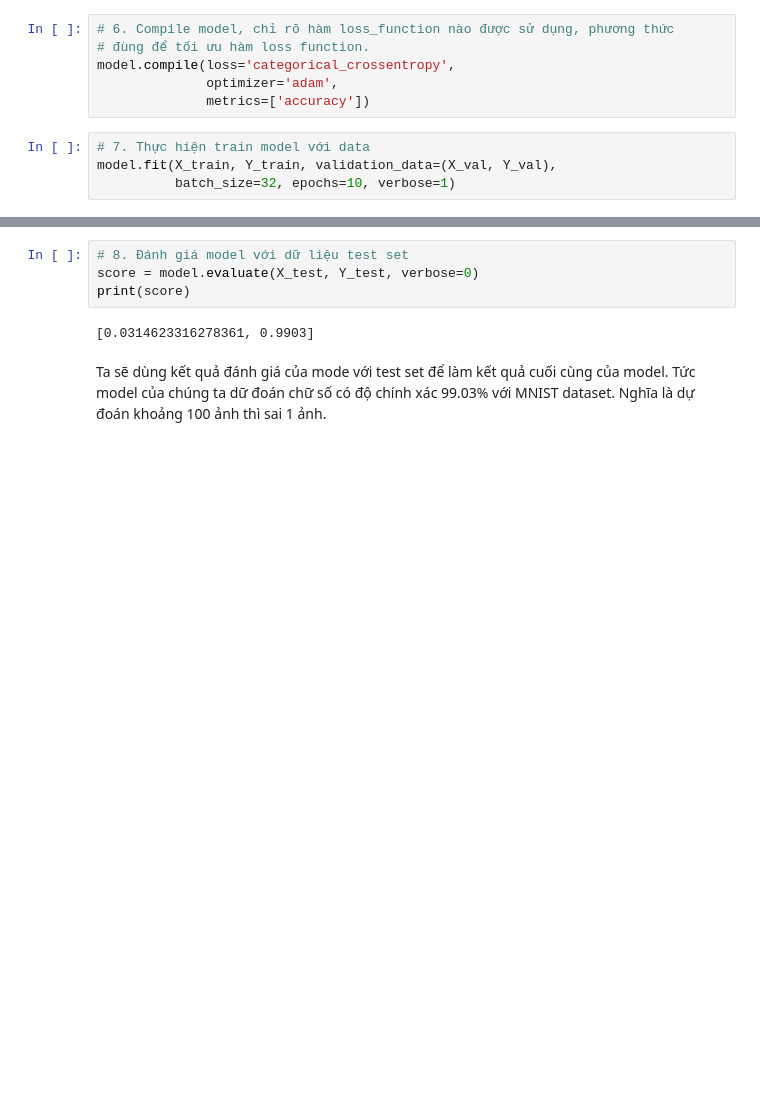
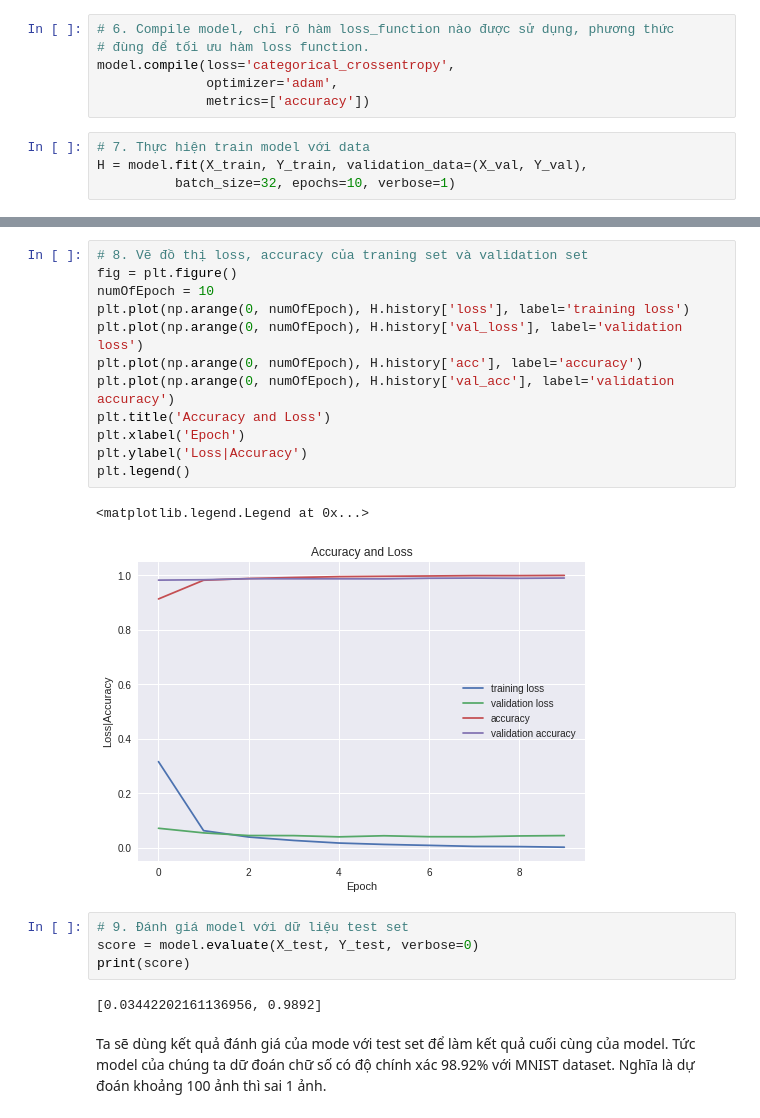
Before and after one commit to nttuan8/DL_Tutorial, a Jupyter notebook: L7/mnist.ipynb, the cells around one changed output, grey strips where cells are left out. Cells and saved outputs as stored; diff of their text form; blank space fills up the shorter version.

```diff
--- a/L7/mnist.ipynb
+++ b/L7/mnist.ipynb
@@ -82,7 +80,7 @@ model.compile(loss='categorical_crossentropy',
               metrics=['accuracy'])
 # %%
 # 7. Thực hiện train model với data
-model.fit(X_train, Y_train, validation_data=(X_val, Y_val),
+H = model.fit(X_train, Y_train, validation_data=(X_val, Y_val),
           batch_size=32, epochs=10, verbose=1)
 # %% [output]
 WARNING:tensorflow:From /usr/local/lib/python3.6/dist-packages/tensorflow/python/ops/math_ops.py:3066: to_int32 (from tensorflow.python.ops.math_ops) is deprecated and will be removed in a future vers ...
@@ -106,8 +103,23 @@ Epoch 10/10
+# %%
+# 8. Vẽ đồ thị loss, accuracy của traning set và validation set
+fig = plt.figure()
+numOfEpoch = 10
+plt.plot(np.arange(0, numOfEpoch), H.history['loss'], label='training loss')
+plt.plot(np.arange(0, numOfEpoch), H.history['val_loss'], label='validation loss')
+plt.plot(np.arange(0, numOfEpoch), H.history['acc'], label='accuracy')
+plt.plot(np.arange(0, numOfEpoch), H.history['val_acc'], label='validation accuracy')
+plt.title('Accuracy and Loss')
+plt.xlabel('Epoch')
+plt.ylabel('Loss|Accuracy')
+plt.legend()
+# %% [output]
+<matplotlib.legend.Legend at 0x...>
+[figure, added]
 # %%
-# 8. Đánh giá model với dữ liệu test set
+# 9. Đánh giá model với dữ liệu test set
 score = model.evaluate(X_test, Y_test, verbose=0)
 print(score)
 # %% [output]
-[0.0314623316278361, 0.9903]
+[0.03442202161136956, 0.9892]
 # %% [markdown]
-Ta sẽ dùng kết quả đánh giá của mode với test set để làm kết quả cuối cùng của model. Tức model của chúng ta dữ đoán chữ số có độ chính xác 99.03% với MNIST dataset. Nghĩa là dự đoán khoảng 100 ảnh thì sai 1 ảnh.
+Ta sẽ dùng kết quả đánh giá của mode với test set để làm kết quả cuối cùng của model. Tức model của chúng ta dữ đoán chữ số có độ chính xác 98.92% với MNIST dataset. Nghĩa là dự đoán khoảng 100 ảnh thì sai 1 ảnh.
```
Also changed, not shown: parts of 5 cells of this notebook.
